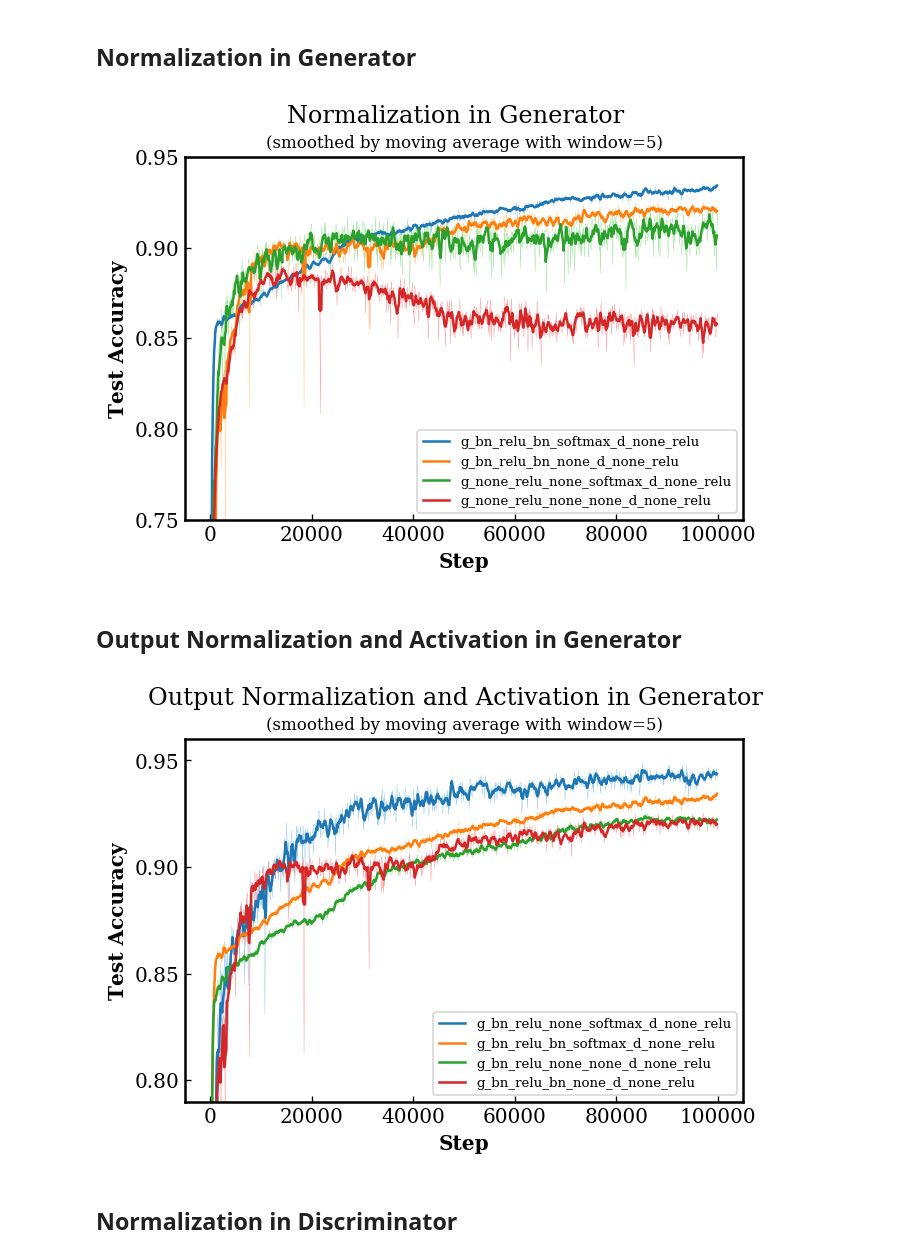
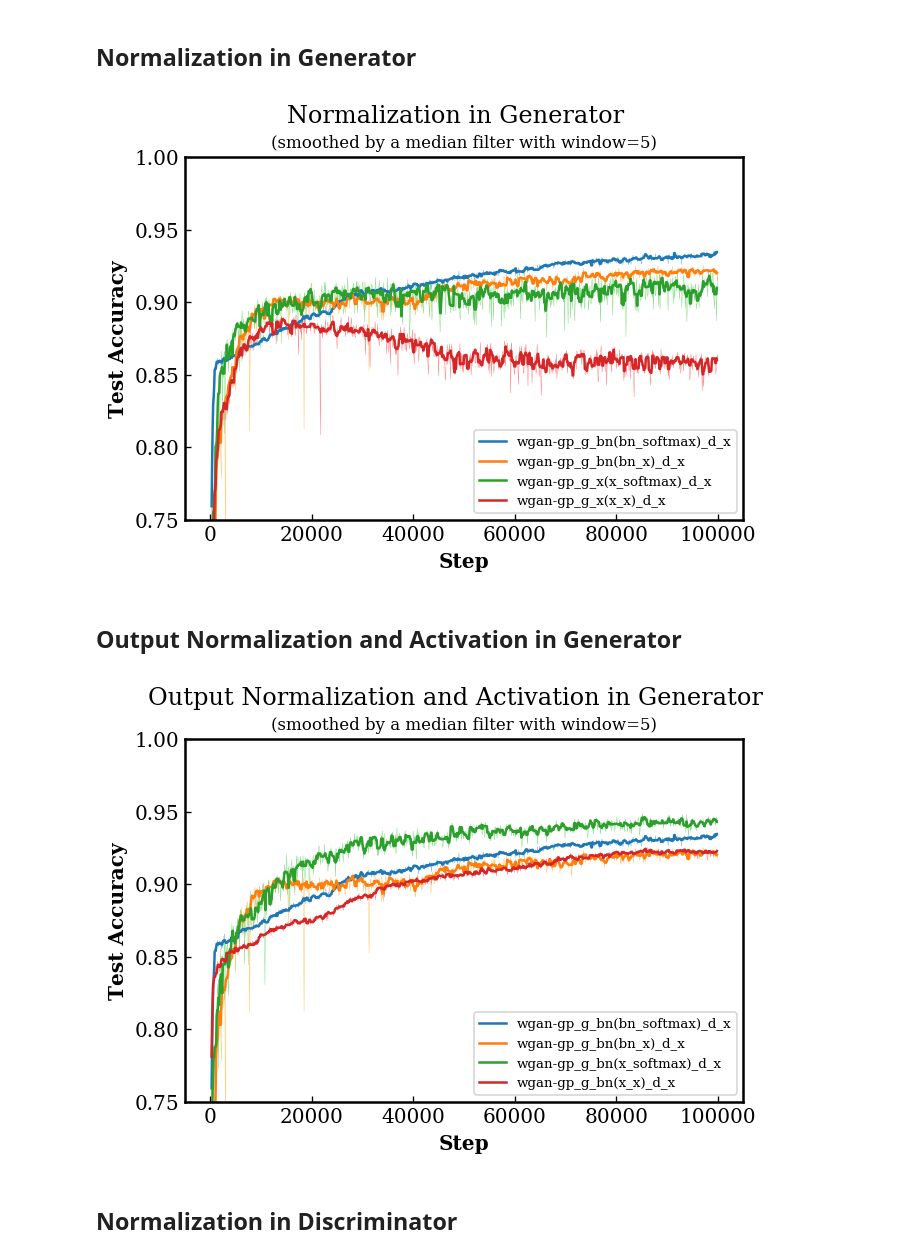
Before and after one commit to salu133445/dan, a Jupyter notebook: analysis/model_comparisons.ipynb, the cells around one changed output. Saved outputs shown, nothing was run; the diff lists cells and outputs as text; code cells hidden in the pictures.

Commit message:
Update notebook with new results

```diff
--- a/analysis/model_comparisons.ipynb
+++ b/analysis/model_comparisons.ipynb
@@ -57,4 +70,8 @@ def color_variant(hex_color, brightness_offset=1):
     rgb_int = [int(hex_value, 16) + brightness_offset for hex_value in rgb_hex]
     rgb_int = [min([255, max([0, i])]) for i in rgb_int]
     return "#" + "".join(['{:0>2}'.format(hex(i)[2:]) for i in rgb_int])
+
+def sort_by_max(data, *args):
+    sorted_indices = np.argsort(data)[::-1]
+    return tuple((np.array(arg)[sorted_indices] for arg in args))
 # %%
@@ -173,16 +195,18 @@ plt.show()
 # %%
-window = 15
-for i, exp_dir in enumerate(EXP_DIRS):
-    plot_acc_curve(train_steps[i], train_losses[i], smooth='avg', window=window, label=os.path.basename(exp_dir))
-plt.ylim(0.6, 1)
+window = 25
+sorted_dirs, sorted_steps, sorted_scores = sort_by_max(max_test_accs, EXP_DIRS, train_steps, train_accs)
+for i, exp_dir in enumerate(sorted_dirs):
+    plot_acc_curve(sorted_steps[i], sorted_scores[i], smooth='avg', window=window,
+                   linewidth=1., raw_linewidth=.06, label=exp_dir[0])
 plt.gcf().suptitle('Training Accuracies (closeup)', y=0.99)
 plt.title('(smoothed by moving average with window={})'.format(window), fontsize=10)
 plt.xlabel('Step', fontweight='bold')
 plt.ylabel('Accuracy', fontweight='bold')
-plt.yticks(np.arange(0.6, 1.01, 0.1))
+plt.ylim(0.75, 1)
+plt.yticks(np.arange(0.75, 1.01, 0.05))
 plt.tick_params(direction='in')
 plt.setp(plt.gca().spines.values(), linewidth=1.5)
-plt.legend(loc=4, prop={'size':7})
+plt.legend(bbox_to_anchor=(1.02, 0.5), loc="center left", prop={'size':8})
 plt.savefig(os.path.join(RESULT_DIR, 'train_acc_closeup.{}'.format(EXTENSION)), bbox_inches='tight')
 plt.show()
 # %% [output]
@@ -189,0 +216,15 @@ plt.show()
+# %%
+window = 5
+for i in [0, 2, 12, 13, 14, 15]:
+    plot_acc_curve(test_steps[i], test_accs[i], smooth='med', window=window, label=EXP_DIRS[i][0])
+plt.gcf().suptitle('Training Objectives', y=0.99)
+plt.title('(smoothed by a median filter with window={})'.format(window), fontsize=10)
+plt.xlabel('Step', fontweight='bold')
+plt.ylabel('Test Accuracy', fontweight='bold')
+plt.ylim(0.6, 1)
+plt.yticks(np.arange(0.6, 1.01, 0.1))
+plt.tick_params(direction='in')
+plt.setp(plt.gca().spines.values(), linewidth=1.5)
+plt.legend(prop={'size':8})
+plt.savefig(os.path.join(RESULT_DIR, 'train_objectives.{}'.format(EXTENSION)), bbox_inches='tight')
+plt.show()
@@ -191,40 +234,40 @@ plt.show()
 ## Normalization in Generator
 # %%
 window = 5
-for i in [2, 4, 5, 6]:
-    plot_acc_curve(test_steps[i], test_losses[i], smooth='avg', window=window, label=os.path.basename(EXP_DIRS[i]))
+for i in [2, 3, 10, 11]:
+    plot_acc_curve(test_steps[i], test_accs[i], smooth='med', window=window, label=EXP_DIRS[i][0])
 plt.gcf().suptitle('Normalization in Generator', y=0.99)
-plt.ylim(0.75, 0.95)
-plt.title('(smoothed by moving average with window={})'.format(window), fontsize=10)
+plt.title('(smoothed by a median filter with window={})'.format(window), fontsize=10)
 plt.xlabel('Step', fontweight='bold')
 plt.ylabel('Test Accuracy', fontweight='bold')
-plt.yticks(np.arange(0.75, 0.955, 0.05))
+plt.ylim(0.75, 1.0)
+plt.yticks(np.arange(0.75, 1.01, 0.05))
 plt.tick_params(direction='in')
 plt.setp(plt.gca().spines.values(), linewidth=1.5)
-plt.legend(prop={'size':8})
+plt.legend(prop={'size':8}, loc=4)
 plt.savefig(os.path.join(RESULT_DIR, 'norm_in_g.{}'.format(EXTENSION)), bbox_inches='tight')
 plt.show()
 # %% [output]
-[figure, old version]
+[figure, new version]
 # %% [markdown]
 ## Output Normalization and Activation in Generator
 # %%
 window = 5
-for i in [1, 2, 3, 4]:
-    plot_acc_curve(test_steps[i], test_losses[i], smooth='avg', window=window, label=os.path.basename(EXP_DIRS[i]))
+for i in [2, 3, 4, 5]:
+    plot_acc_curve(test_steps[i], test_accs[i], smooth='med', window=window, label=EXP_DIRS[i][0])
 plt.gcf().suptitle('Output Normalization and Activation in Generator', y=0.99)
-plt.ylim(0.79, 0.96)
-plt.title('(smoothed by moving average with window={})'.format(window), fontsize=10)
+plt.title('(smoothed by a median filter with window={})'.format(window), fontsize=10)
 plt.xlabel('Step', fontweight='bold')
 plt.ylabel('Test Accuracy', fontweight='bold')
-plt.yticks(np.arange(0.8, 0.955, 0.05))
+plt.ylim(0.8, 1.0)
+plt.yticks(np.arange(0.75, 1.01, 0.05))
 plt.tick_params(direction='in')
 plt.setp(plt.gca().spines.values(), linewidth=1.5)
-plt.legend(prop={'size':8})
+plt.legend(prop={'size':8}, loc=4)
 plt.savefig(os.path.join(RESULT_DIR, 'out_norm_act_in_g.{}'.format(EXTENSION)), bbox_inches='tight')
 plt.show()
 # %% [output]
-[figure, old version]
+[figure, new version]
 # %% [markdown]
 ## Normalization in Discriminator
 # %%
```
Also changed, not shown: parts of 15 cells of this notebook.
